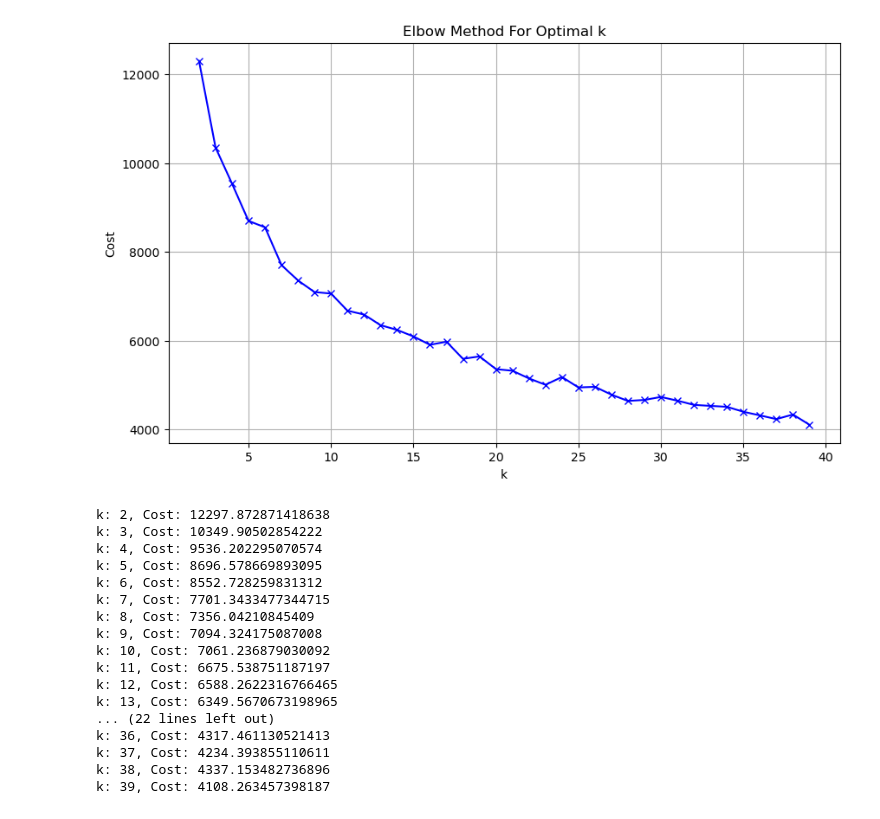
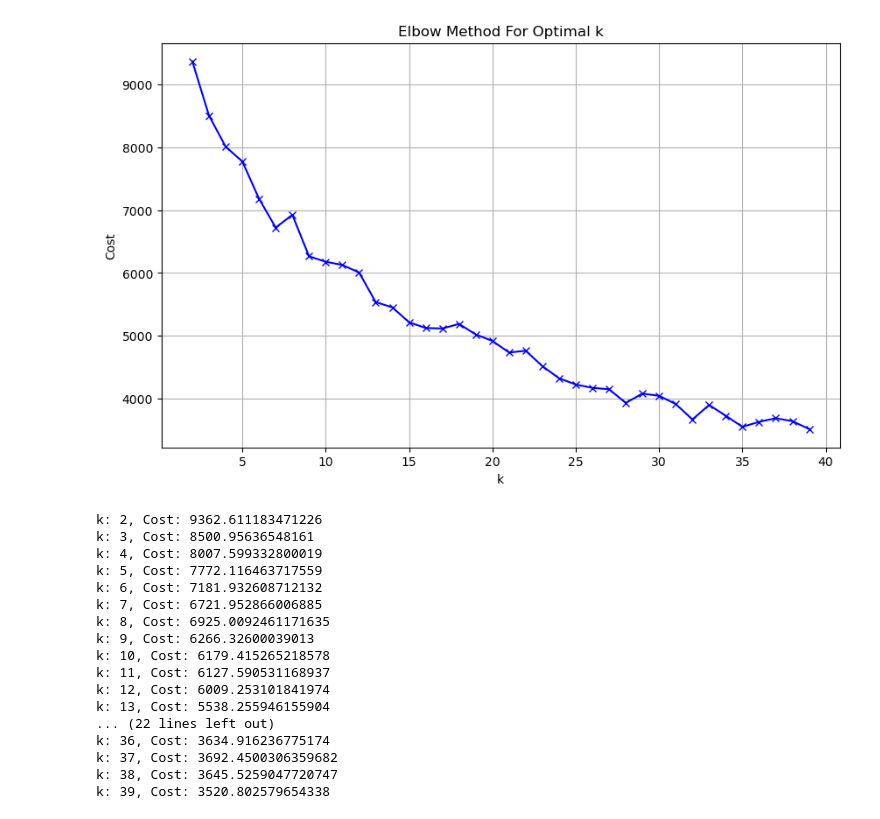
Before and after one commit to ThiNVN/BigData, a Jupyter notebook: Kmeans.ipynb, the cells around one changed output. Saved outputs shown, nothing was run; the diff lists cells and outputs as text; code cells hidden in the pictures.

```diff
--- a/Kmeans.ipynb
+++ b/Kmeans.ipynb
@@ -103,11 +103,3 @@ df.show()
 |  2390|Heretic: Shadow o...|game|           0|  False|         ['English']|      Raven Software|         id Software|      $4.99|             True|        False|          False|['Single-player',...|  ...
 +------+--------------------+----+------------+-------+--------------------+--------------------+--------------------+-----------+-----------------+-------------+---------------+--------------------+- ...
 only showing top 20 rows
-# %%
-# Convert 'is_free' to 0 and 1
-df = df.withColumn("is_free", when(col("is_free") == True, 1).otherwise(0))
-
-# Cast 'required_age' to integer
-df = df.withColumn("required_age", col("required_age").cast("int"))
-
-df.show()
@@ -138,7 +112,7 @@ import matplotlib.pyplot as plt
 # Create list of input columns
 category_cols = [col for col in df.columns if col.startswith('category_')]
 genre_cols = [col for col in df.columns if col.startswith('genre_')]
-feature_cols = ['required_age', 'is_free'] + category_cols + genre_cols
+feature_cols = category_cols + genre_cols
 
 # Fill null values with 0
 df_clean = df.fillna(0, subset=feature_cols)
@@ -148,50 +122,50 @@ assembler = VectorAssembler(
     inputCols=feature_cols,
     outputCol="features",
     handleInvalid="skip"  # Skip invalid entries
 )
 
 # Transform the data
 vector_df = assembler.transform(df_clean)
 
 # Calculate cost for different k values
 cost = []
 K = range(2, 40)  # Test k from 2 to 20
 
 for k in K:
     kmeans = KMeans(k=k, seed=42)
     model = kmeans.fit(vector_df.select('features'))
     cost.append(model.summary.trainingCost)
 
 # Plot elbow curve
 plt.figure(figsize=(10, 6))
 plt.plot(K, cost, 'bx-')
 plt.xlabel('k')
 plt.ylabel('Cost')
 plt.title('Elbow Method For Optimal k')
 plt.grid(True)
 plt.show()
 
 # Print the costs
 for k, c in zip(K, cost):
     print(f'k: {k}, Cost: {c}')
 # %% [output]
-[figure, old version]
+[figure, new version]
-k: 2, Cost: 12297.872871418638
-k: 3, Cost: 10349.90502854222
-k: 4, Cost: 9536.202295070574
-k: 5, Cost: 8696.578669893095
-k: 6, Cost: 8552.728259831312
-k: 7, Cost: 7701.3433477344715
-k: 8, Cost: 7356.04210845409
-k: 9, Cost: 7094.324175087008
-k: 10, Cost: 7061.236879030092
-k: 11, Cost: 6675.538751187197
-k: 12, Cost: 6588.2622316766465
-k: 13, Cost: 6349.5670673198965
+k: 2, Cost: 9362.611183471226
+k: 3, Cost: 8500.95636548161
+k: 4, Cost: 8007.599332800019
+k: 5, Cost: 7772.116463717559
+k: 6, Cost: 7181.932608712132
+k: 7, Cost: 6721.952866006885
+k: 8, Cost: 6925.0092461171635
+k: 9, Cost: 6266.32600039013
+k: 10, Cost: 6179.415265218578
+k: 11, Cost: 6127.590531168937
+k: 12, Cost: 6009.253101841974
+k: 13, Cost: 5538.255946155904
 ... (22 lines left out)
-k: 36, Cost: 4317.461130521413
-k: 37, Cost: 4234.393855110611
-k: 38, Cost: 4337.153482736896
-k: 39, Cost: 4108.263457398187
+k: 36, Cost: 3634.916236775174
+k: 37, Cost: 3692.4500306359682
+k: 38, Cost: 3645.5259047720747
+k: 39, Cost: 3520.802579654338
 # %%
 # Once you've chosen the optimal k, train the final model
```
Also changed, not shown: parts of 3 cells of this notebook, 1 other file.
